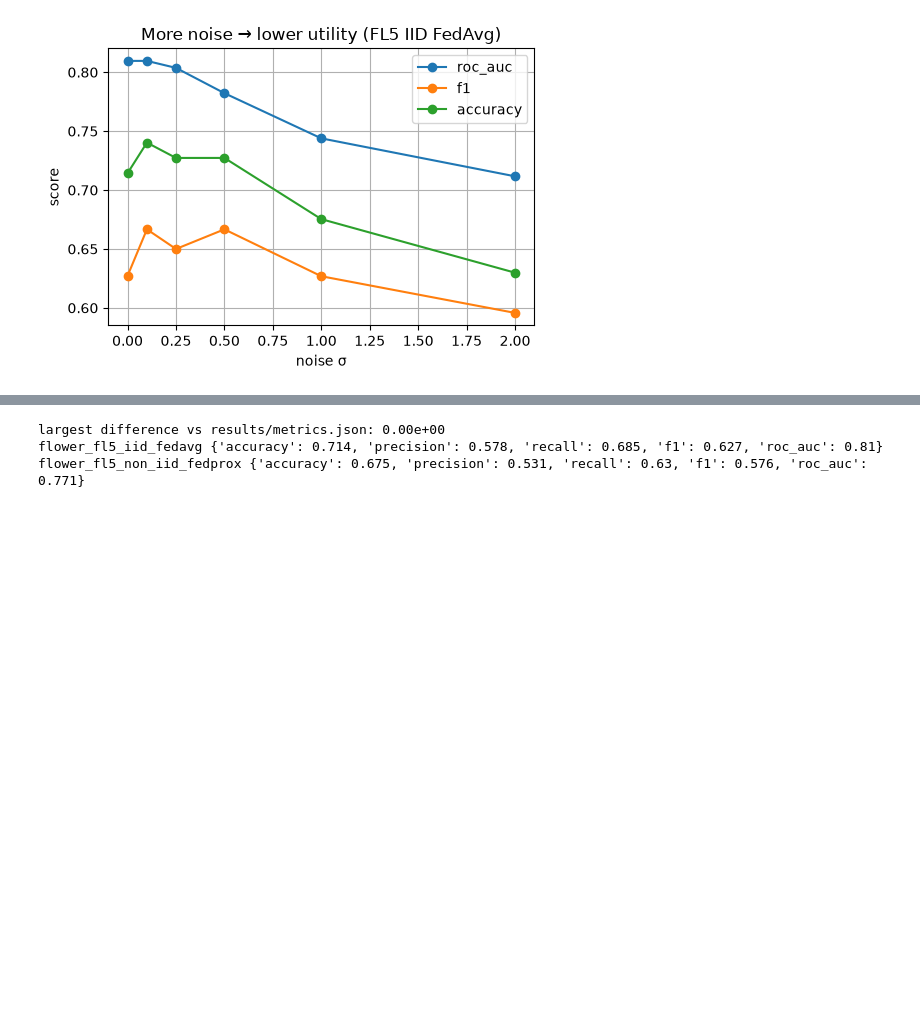
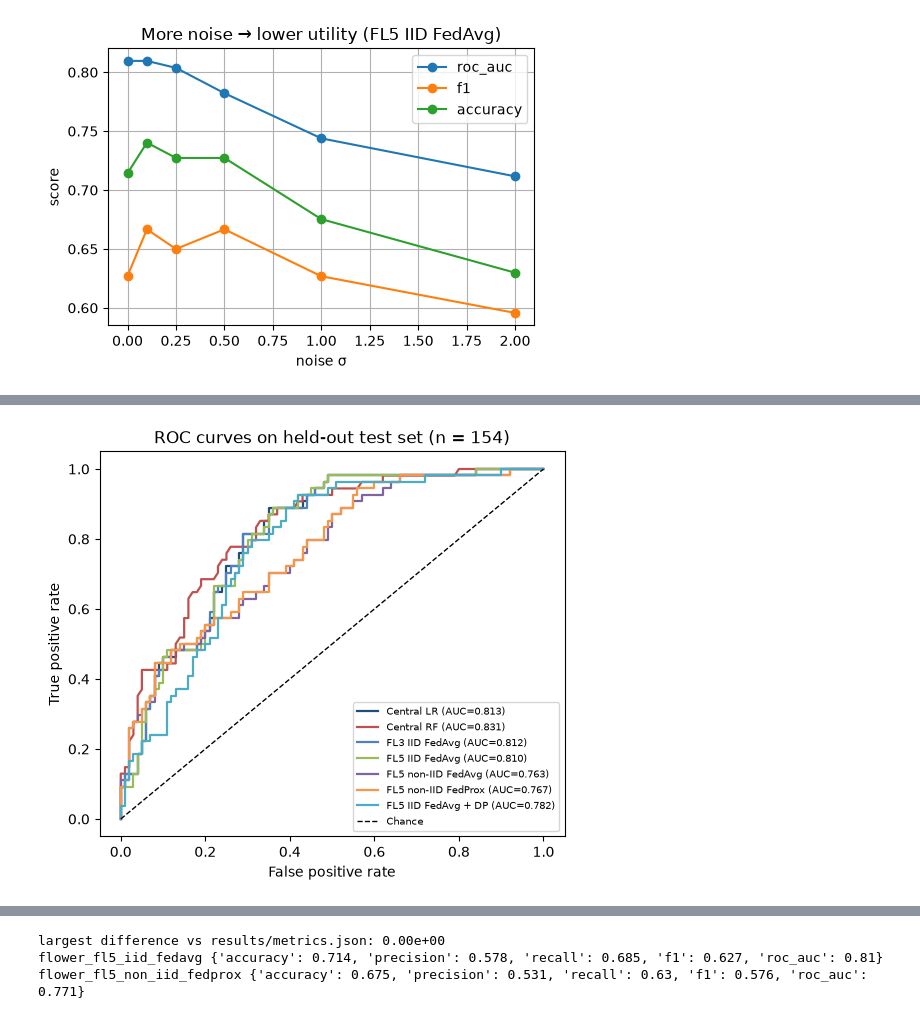
Before and after one commit to nikhilreddyc5057483/privacy-preserving-fl-diabetes, a Jupyter notebook: notebooks/fl_diabetes_experiments.ipynb, the cells around one changed output, grey strips where cells are left out. Drawn from its saved outputs; the diff is of its cells as text; code cells hidden in the pictures; blank space fills up the shorter version.

Commit message:
Notebook: add ROC curves, confusion matrices and RF feature importances (section 9) from the same seed-42 models; existing outputs unchanged

```diff
--- a/notebooks/fl_diabetes_experiments.ipynb
+++ b/notebooks/fl_diabetes_experiments.ipynb
@@ -202,0 +206,19 @@ ax.set_ylabel("score"); ax.set_title("More noise → lower utility (FL5 IID FedA
+# %%
+from sklearn.metrics import roc_curve
+PALETTE = ["#1f4e79", "#c0504d", "#4f81bd", "#9bbb59", "#8064a2", "#f79646", "#4bacc6"]
+r_dp = run_federated(Xtr, ytr, Xte, yte, n_clients=5, partition="iid", strategy="fedavg",
+                     dp_clip=dp["clip_norm"], dp_noise=dp["noise_multiplier"], **kw)
+probs["FL5 IID FedAvg + DP"] = predict_proba(r_dp.params, Xte)
+roc_models = ["Central LR", "Central RF", "FL3 IID FedAvg", "FL5 IID FedAvg",
+              "FL5 non-IID FedAvg", "FL5 non-IID FedProx", "FL5 IID FedAvg + DP"]
+fig, ax = plt.subplots(figsize=(6, 5))
+for k, label in enumerate(roc_models):
+    fpr, tpr, _ = roc_curve(yte, probs[label])
+    auc = compute_metrics(yte, probs[label])["roc_auc"]
+    ax.plot(fpr, tpr, color=PALETTE[k], lw=1.6, label=f"{label} (AUC={auc:.3f})")
+ax.plot([0, 1], [0, 1], "k--", lw=1, label="Chance")
+ax.set_xlabel("False positive rate"); ax.set_ylabel("True positive rate")
+ax.set_title(f"ROC curves on held-out test set (n = {len(yte)})"); ax.legend(fontsize=7.5, loc="lower right")
+plt.show()
+# %% [output]
+[figure, added]
```
Also changed, not shown: parts of 5 cells of this notebook, 1 other file.
